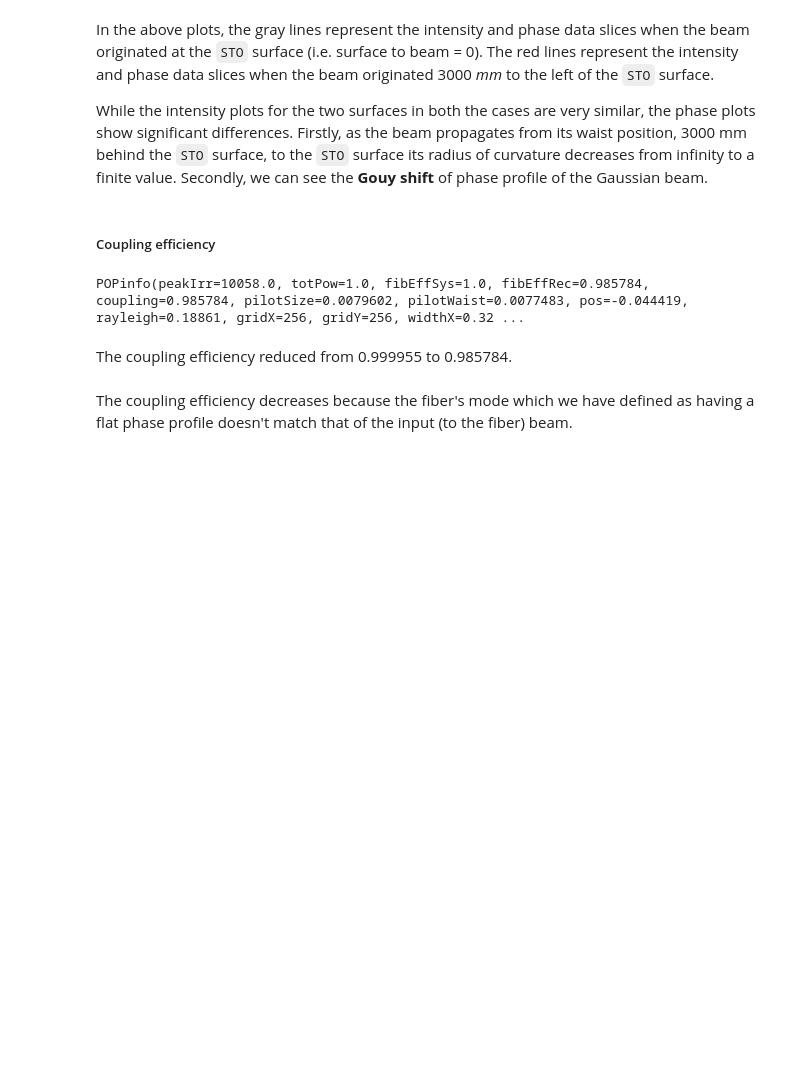
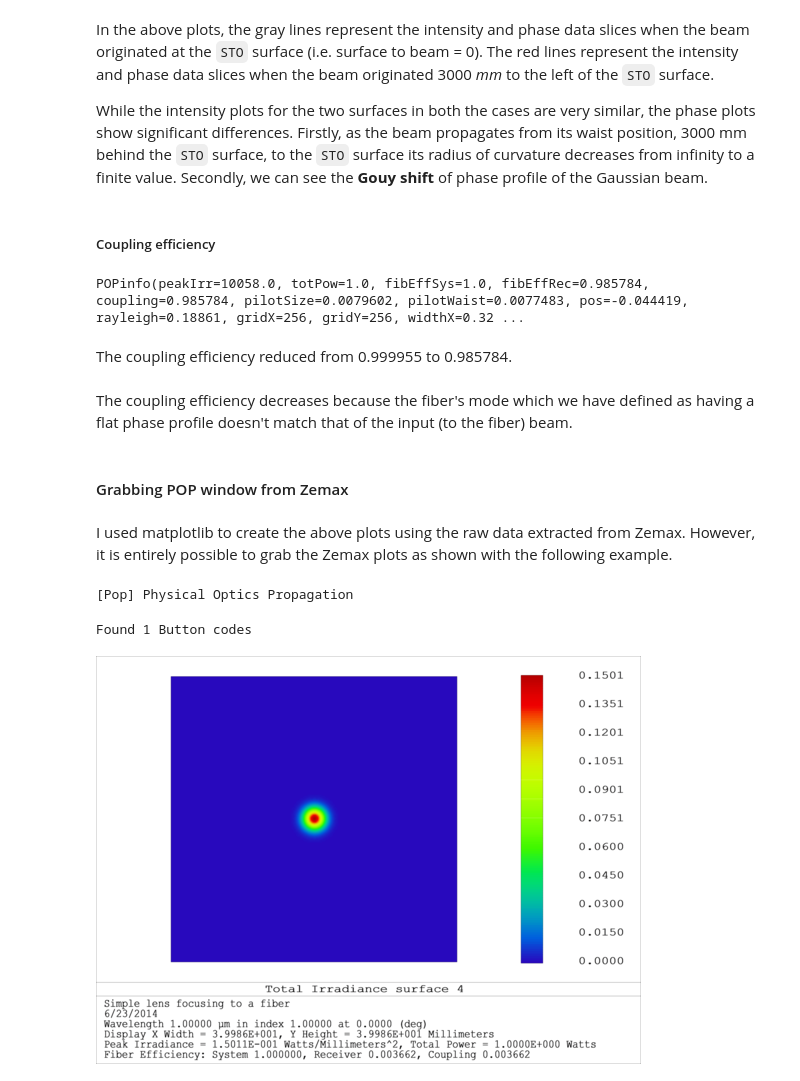
Before and after one commit to xzos/PyZDDE, a Jupyter notebook: Examples/IPNotebooks/02 Simple fiber coupling analysis using Zemax's POP.ipynb, the cells around one changed output. Drawn from its saved outputs; the diff is of its cells as text; code cells hidden in the pictures; blank space fills up the shorter version.

Commit message:
Added 4 functions, updated POP example
Functions added -- zGetImageSpaceNA(), zGetNumField(), zGetNumWave(),
zGetPrimaryWaveNum()

```diff
--- a/Examples/IPNotebooks/02 Simple fiber coupling analysis using Zemax's POP.ipynb
+++ b/Examples/IPNotebooks/02 Simple fiber coupling analysis using Zemax's POP.ipynb
@@ -498,3 +500,12 @@ POPinfo(peakIrr=10058.0, totPow=1.0, fibEffSys=1.0, fibEffRec=0.985784, coupling
 The coupling efficiency reduced from 0.999955 to 0.985784.
 # %% [markdown]
 The coupling efficiency decreases because the fiber's mode which we have defined as having a flat phase profile doesn't match that of the input (to the fiber) beam.
+# %% [markdown]
+#### Grabbing POP window from Zemax
+# %% [markdown]
+I used matplotlib to create the above plots using the raw data extracted from Zemax. However, it is entirely possible to grab the Zemax plots as shown with the following example.
+# %%
+pyz.findZButtonCode('physical optics') # What is the button code?
+# %% [output]
+[Pop] Physical Optics Propagation
+Found 1 Button codes
@@ -501,2 +516,6 @@ The coupling efficiency decreases because the fiber's mode which we have defined
+# %%
+ln.ipzCaptureWindow('Pop', percent=15, gamma=0.9)
+# %% [output]
+[figure, added]
 # %%
 ln.close()
```
Also changed, not shown: parts of 3 cells of this notebook, 3 other files.
